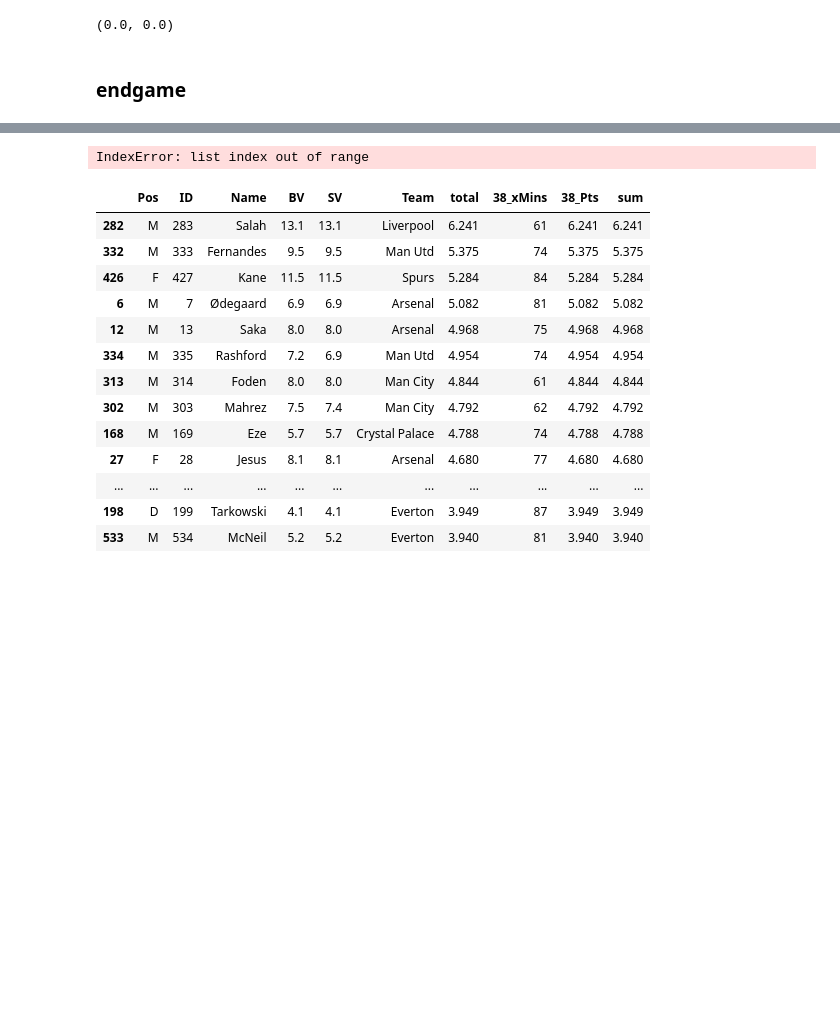
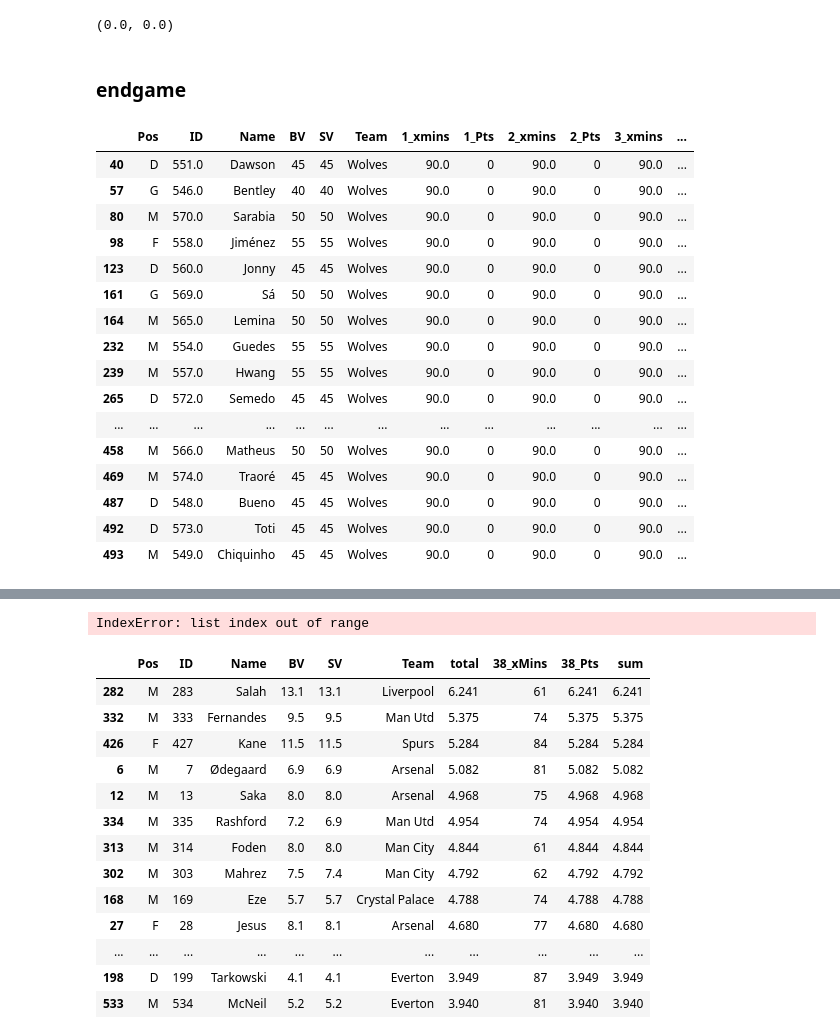
Before and after one commit to spiros26/FPL-Project, a Jupyter notebook: ev_creator/ALEX.ipynb, the cells around one changed output, grey strips where cells are left out. Saved outputs shown, nothing was run; the diff lists cells and outputs as text; code cells hidden in the pictures; blank space fills up the shorter version.

```diff
--- a/ev_creator/ALEX.ipynb
+++ b/ev_creator/ALEX.ipynb
@@ -940,4 +940,24 @@ for gw in gws:
     fpl_review[str(gw)+ '_Pts'] = [0] * review_detailed.shape[0]
 
 review_df = fpl_review
+# %%
+review_df[review_df['Team']=='Wolves']
+# %% [output]
+|  | Pos | ID | Name | BV | SV | Team | 1_xmins | 1_Pts | 2_xmins | 2_Pts | 3_xmins | ... |
+| 40 | D | 551.0 | Dawson | 45 | 45 | Wolves | 90.0 | 0 | 90.0 | 0 | 90.0 | ... |
+| 57 | G | 546.0 | Bentley | 40 | 40 | Wolves | 90.0 | 0 | 90.0 | 0 | 90.0 | ... |
+| 80 | M | 570.0 | Sarabia | 50 | 50 | Wolves | 90.0 | 0 | 90.0 | 0 | 90.0 | ... |
+| 98 | F | 558.0 | Jiménez | 55 | 55 | Wolves | 90.0 | 0 | 90.0 | 0 | 90.0 | ... |
+| 123 | D | 560.0 | Jonny | 45 | 45 | Wolves | 90.0 | 0 | 90.0 | 0 | 90.0 | ... |
+| 161 | G | 569.0 | Sá | 50 | 50 | Wolves | 90.0 | 0 | 90.0 | 0 | 90.0 | ... |
+| 164 | M | 565.0 | Lemina | 50 | 50 | Wolves | 90.0 | 0 | 90.0 | 0 | 90.0 | ... |
+| 232 | M | 554.0 | Guedes | 55 | 55 | Wolves | 90.0 | 0 | 90.0 | 0 | 90.0 | ... |
+| 239 | M | 557.0 | Hwang | 55 | 55 | Wolves | 90.0 | 0 | 90.0 | 0 | 90.0 | ... |
+| 265 | D | 572.0 | Semedo | 45 | 45 | Wolves | 90.0 | 0 | 90.0 | 0 | 90.0 | ... |
+| ... | ... | ... | ... | ... | ... | ... | ... | ... | ... | ... | ... | ... |
+| 458 | M | 566.0 | Matheus | 50 | 50 | Wolves | 90.0 | 0 | 90.0 | 0 | 90.0 | ... |
+| 469 | M | 574.0 | Traoré | 45 | 45 | Wolves | 90.0 | 0 | 90.0 | 0 | 90.0 | ... |
+| 487 | D | 548.0 | Bueno | 45 | 45 | Wolves | 90.0 | 0 | 90.0 | 0 | 90.0 | ... |
+| 492 | D | 573.0 | Toti | 45 | 45 | Wolves | 90.0 | 0 | 90.0 | 0 | 90.0 | ... |
+| 493 | M | 549.0 | Chiquinho | 45 | 45 | Wolves | 90.0 | 0 | 90.0 | 0 | 90.0 | ... |
 # %%
```
Also changed, not shown: parts of 1 cell of this notebook, 2 other files.
